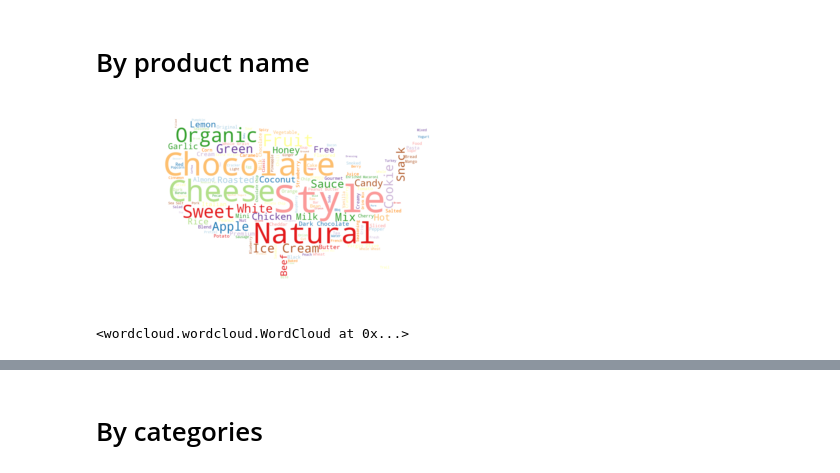
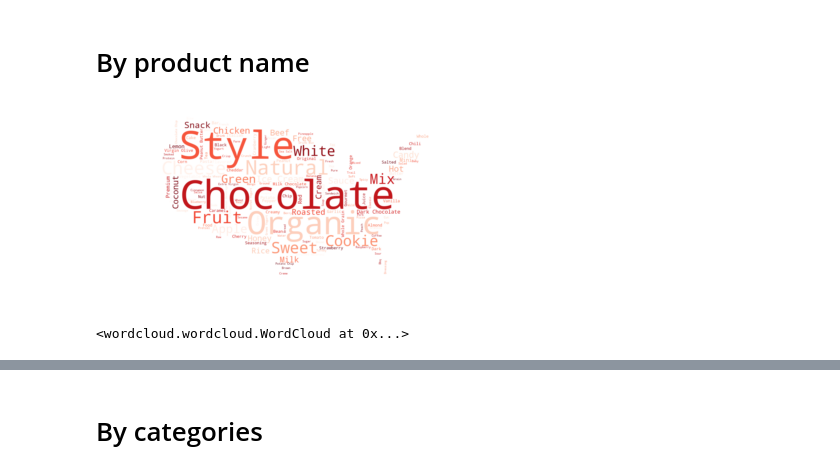
Before and after one commit to emmwel/ADAeda, a Jupyter notebook: Project/wordcloud.ipynb, the cells around one changed output, grey strips where cells are left out. Saved outputs shown, nothing was run; the diff lists cells and outputs as text; code cells hidden in the pictures.

```diff
--- a/Project/wordcloud.ipynb
+++ b/Project/wordcloud.ipynb
@@ -17,15 +17,15 @@ fr_mask = np.array(Image.open("img/fr_mask.png"))
 # %%
 text = us['product_name'].copy().sample(60000).astype(str).agg(sum)
 
 # Display the generated image:
-wordcloud = WordCloud(max_words=150, background_color="white", mask = us_mask, colormap="Paired").generate(text)
+wordcloud = WordCloud(max_words=150, background_color="white", mask = us_mask, colormap="Reds").generate(text)
 plt.figure()
 plt.imshow(wordcloud, interpolation="bilinear")
 plt.axis("off")
 plt.show()
 wordcloud.to_file('img/us.png')
 # %% [output]
-[figure, old version]
+[figure, new version]
 <wordcloud.wordcloud.WordCloud at 0x...>
 # %%
 text = france['product_name'].sample(60000).astype(str).agg(sum)
```
Also changed, not shown: parts of 1 cell of this notebook, 5 other files.
